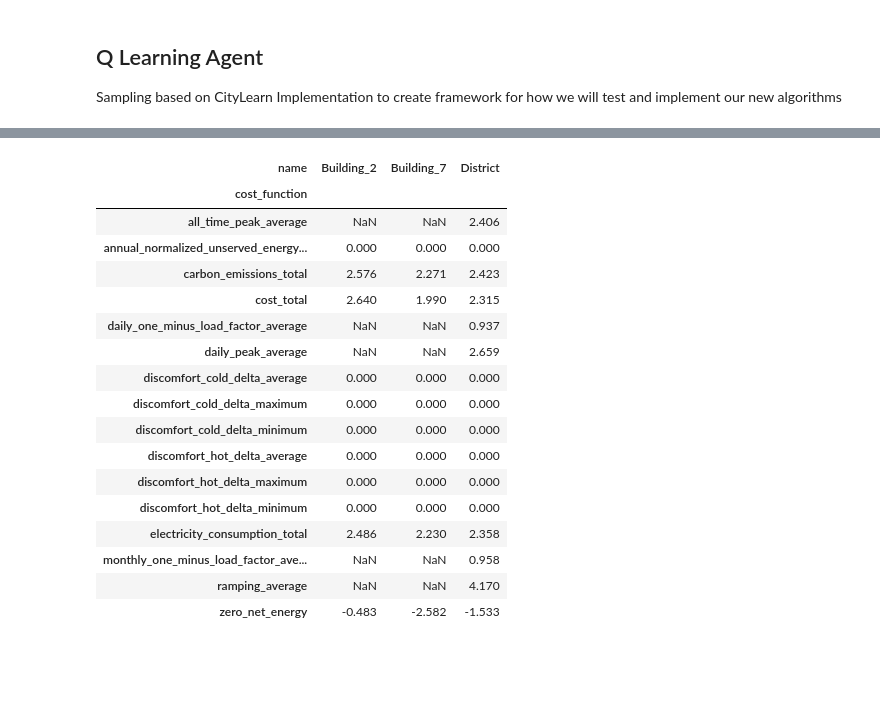
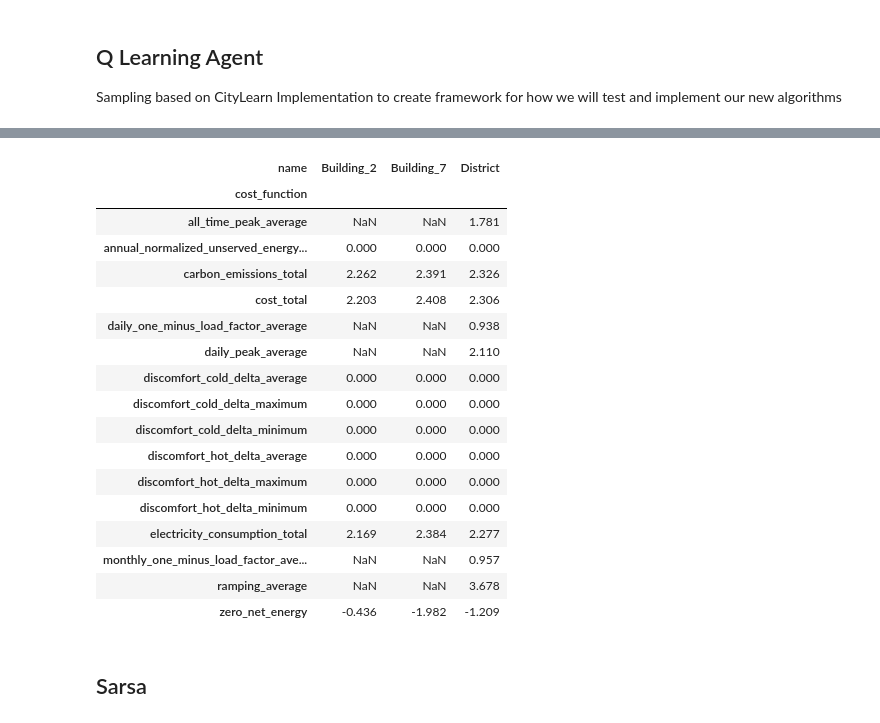
Before and after one commit to CaseyMOwen/Fa24-CS-138-FinalProject, a Jupyter notebook: main.ipynb, the cells around one changed output, grey strips where cells are left out. Cells and saved outputs as stored; diff of their text form; code cells hidden in the pictures; blank space fills up the shorter version.

```diff
--- a/main.ipynb
+++ b/main.ipynb
@@ -12,7 +12,7 @@ schema = DataSet().get_schema(DATASET_NAME)
 RANDOM_SEED = 0
 BUILDING_COUNT = 2
 DAY_COUNT = 7
-ACTIVE_OBSERVATIONS = ['hour']
+ACTIVE_OBSERVATIONS = ['hour', 'month', 'electricity_pricing', 'indoor_dry_bulb_temperature']
 
 schema, buildings = set_schema_buildings(schema, BUILDING_COUNT, RANDOM_SEED)
 schema, simulation_start_time_step, simulation_end_time_step =\
@@ -76,28 +95,3 @@ display(kpis)
 ## Q Learning Agent
 
 Sampling based on CityLearn Implementation to create framework for how we will test and implement our new algorithms
-# %%
-from functions.wrappers import DiscreteAlgorithmWrapper
-
-q_env = CityLearnEnv(schema)
-
-# define active observations and actions and their bin sizes
-observation_bins = {'hour': 24}
-action_bins = {'electrical_storage': 12}
-
-# initialize list of bin sizes where each building
-# has a dictionary in the list definining its bin sizes
-observation_bin_sizes = []
-action_bin_sizes = []
-
-for b in q_env.buildings:
-    # add a bin size definition for the buildings
-    observation_bin_sizes.append(observation_bins)
-    action_bin_sizes.append(action_bins)
-
-# This made for Tabular Q learning, but I think it applies to any discrete algorithm
-q_env = DiscreteAlgorithmWrapper(
-    q_env.unwrapped,
-    observation_bin_sizes=observation_bin_sizes,
-    action_bin_sizes=action_bin_sizes
-)
@@ -107,48 +98,57 @@ q_env = DiscreteAlgorithmWrapper(
 # %%
 from agents.qlearning import TabularQLearning
+
+# This made for Tabular Q learning, but I think it applies to any discrete algorithm
+q_env = DiscreteAlgorithmWrapper(
+    discrete_env.unwrapped,
+    observation_bin_sizes=observation_bin_sizes,
+    action_bin_sizes=action_bin_sizes
+)
 
 q_kwargs = {
     'epsilon': 1.0,
     'minimum_epsilon': 0.01,
     'epsilon_decay': 0.0001,
     'learning_rate': 0.005,
     'discount_factor': 0.99,
 }
 
 q_agent = TabularQLearning(
     env=q_env,
     random_seed=RANDOM_SEED,
     **q_kwargs
 )
 
 # Initialize Environment
 observations, _ = q_env.reset()
 
 while not q_env.terminated:
     actions = q_agent.predict(observations)
     observations, reward, info, terminated, truncated = q_env.step(actions)
 
 # test
 kpis = q_agent.env.evaluate()
 kpis = kpis.pivot(index='cost_function', columns='name', values='value').round(3)
 kpis = kpis.dropna(how='all')
 display(kpis)
 # %% [output]
 | name | Building_2 | Building_7 | District |
 | cost_function |  |  |  |
-| all_time_peak_average | NaN | NaN | 2.406 |
+| all_time_peak_average | NaN | NaN | 1.781 |
 | annual_normalized_unserved_energy... | 0.000 | 0.000 | 0.000 |
-| carbon_emissions_total | 2.576 | 2.271 | 2.423 |
-| cost_total | 2.640 | 1.990 | 2.315 |
-| daily_one_minus_load_factor_average | NaN | NaN | 0.937 |
-| daily_peak_average | NaN | NaN | 2.659 |
+| carbon_emissions_total | 2.262 | 2.391 | 2.326 |
+| cost_total | 2.203 | 2.408 | 2.306 |
+| daily_one_minus_load_factor_average | NaN | NaN | 0.938 |
+| daily_peak_average | NaN | NaN | 2.110 |
 | discomfort_cold_delta_average | 0.000 | 0.000 | 0.000 |
 | discomfort_cold_delta_maximum | 0.000 | 0.000 | 0.000 |
 | discomfort_cold_delta_minimum | 0.000 | 0.000 | 0.000 |
 | discomfort_hot_delta_average | 0.000 | 0.000 | 0.000 |
 | discomfort_hot_delta_maximum | 0.000 | 0.000 | 0.000 |
 | discomfort_hot_delta_minimum | 0.000 | 0.000 | 0.000 |
-| electricity_consumption_total | 2.486 | 2.230 | 2.358 |
-| monthly_one_minus_load_factor_ave... | NaN | NaN | 0.958 |
-| ramping_average | NaN | NaN | 4.170 |
-| zero_net_energy | -0.483 | -2.582 | -1.533 |
+| electricity_consumption_total | 2.169 | 2.384 | 2.277 |
+| monthly_one_minus_load_factor_ave... | NaN | NaN | 0.957 |
+| ramping_average | NaN | NaN | 3.678 |
+| zero_net_energy | -0.436 | -1.982 | -1.209 |
+# %% [markdown]
+## Sarsa
```
Also changed, not shown: parts of 7 cells of this notebook, 4 other files.
